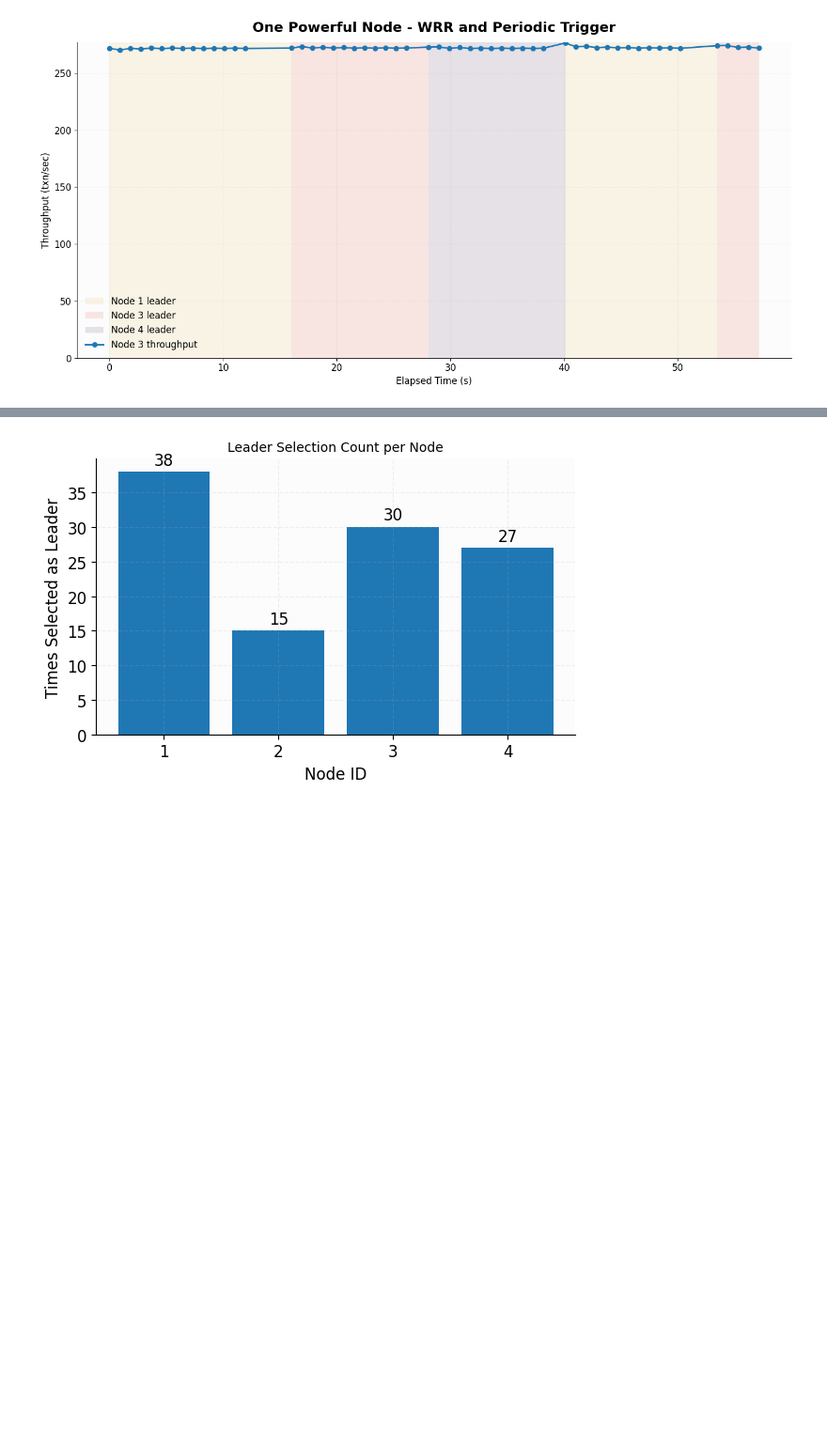
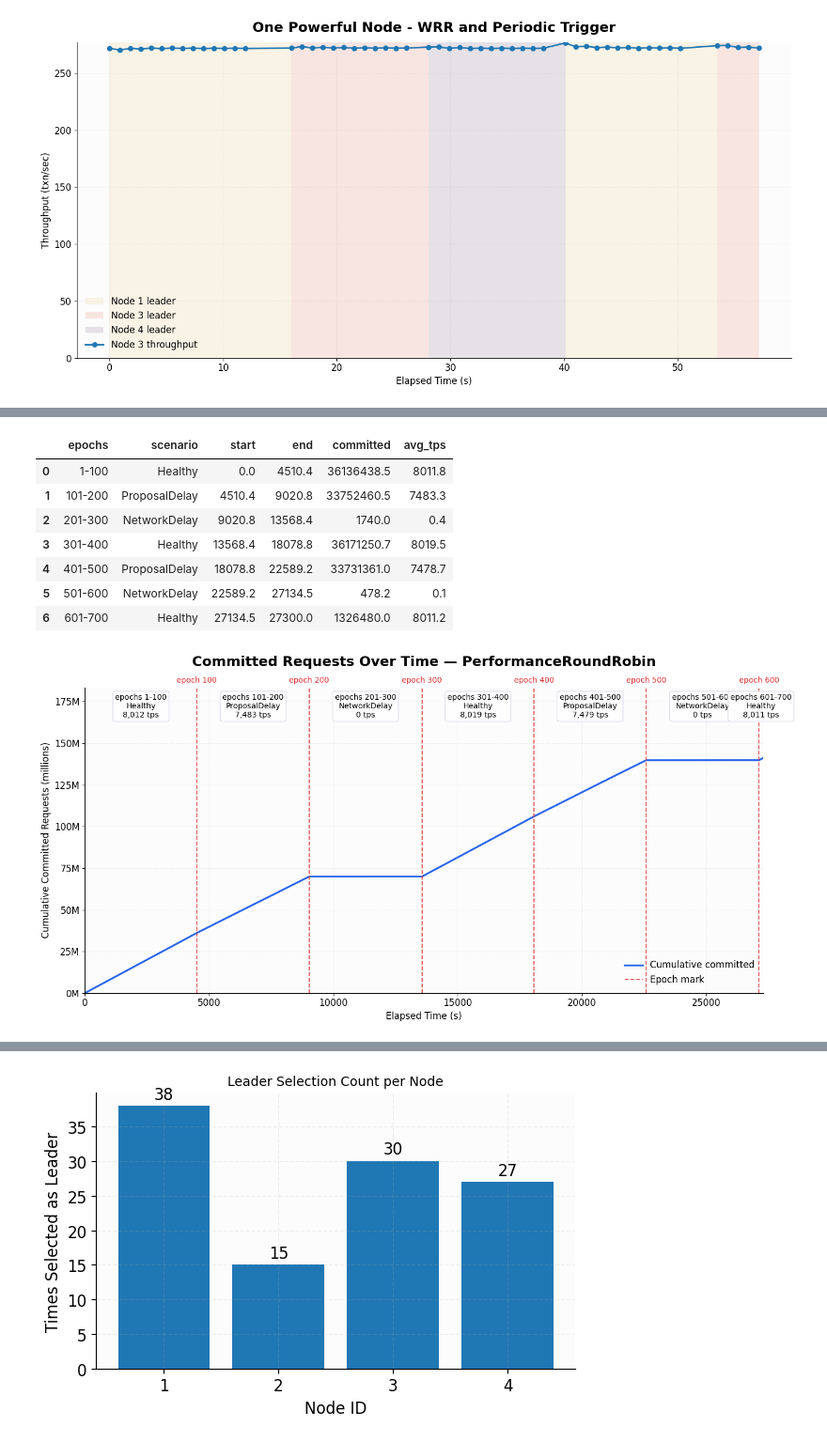
Before and after one commit to Michael112233/pbft, a Jupyter notebook: plot_tps_series.ipynb, the cells around one changed output, grey strips where cells are left out. Shown at 94% size. Cells and saved outputs as stored; diff of their text form; code cells hidden in the pictures; blank space fills up the shorter version.

```diff
--- a/plot_tps_series.ipynb
+++ b/plot_tps_series.ipynb
@@ -323,0 +464,77 @@ PosixPath('/Users/hamzakhawaja/Documents/github/pbftm/tps_graph_pretty.png')
+# %%
+# Cumulative committed requests with epoch marks and per-scenario window average — PerformanceRoundRobin (perfrr_20260922_014143)
+# Epoch marks come from the "scenario switch gen=N" lines in node_1.log (UTC).
+json_path = Path("results/perfrr_20260922_014143/report.json")
+assert json_path.exists(), f"Missing file: {json_path.resolve()}"
+with json_path.open() as f:
+    raw_perf = json.load(f)
+df_perf = pd.DataFrame(raw_perf).sort_values("elapsed_sec").reset_index(drop=True)
+
+scenario_switches_perf = [
+    (100, "2026-09-22 02:57:01.140487"),
+    (200, "2026-09-22 04:12:11.504616"),
+    (300, "2026-09-22 05:27:59.168365"),
+    (400, "2026-09-22 06:43:09.583775"),
+    (500, "2026-09-22 07:58:19.934677"),
+    (600, "2026-09-22 09:14:05.210924"),
+]
+scenario_names_perf = ["Healthy", "ProposalDelay", "NetworkDelay", "Healthy", "ProposalDelay", "NetworkDelay", "Healthy"]
+
+# report.json elapsed_sec = 0 at (first sample time - first elapsed_sec)
+run_start_perf = pd.Timestamp(df_perf["timestamp_unix_nano"].iloc[0], unit="ns") - pd.Timedelta(seconds=df_perf["elapsed_sec"].iloc[0])
+epoch_marks_perf = [(ep, (pd.Timestamp(ts) - run_start_perf.tz_localize(None)).total_seconds()) for ep, ts in scenario_switches_perf]
+
+cum_df_perf = df_perf[df_perf["committed_total"] > 0].drop_duplicates("elapsed_sec")
+end_sec_perf = float(cum_df_perf["elapsed_sec"].iloc[-1])
+edges_perf = [0.0] + [t for _, t in epoch_marks_perf] + [end_sec_perf]
+epoch_labels_perf = [f"{a}-{b}" for a, b in zip([1] + [e + 1 for e, _ in epoch_marks_perf], [e for e, _ in epoch_marks_perf] + [700])]
+
+def committed_at_perf(t):
+    return float(np.interp(t, cum_df_perf["elapsed_sec"], cum_df_perf["committed_total"]))
+
+scenario_stats_perf = []
+for i, (t0, t1) in enumerate(zip(edges_perf[:-1], edges_perf[1:])):
+    c0, c1 = committed_at_perf(t0), committed_at_perf(t1)
+    scenario_stats_perf.append(dict(epochs=epoch_labels_perf[i], scenario=scenario_names_perf[i], start=t0, end=t1,
+                               committed=c1 - c0, avg_tps=(c1 - c0) / (t1 - t0)))
+display(pd.DataFrame(scenario_stats_perf).round(1))
+
+fig, ax = plt.subplots(figsize=(14, 7))
+ax.plot(cum_df_perf["elapsed_sec"], cum_df_perf["committed_total"], color="#2563EB", linewidth=2.4,
+        label="Cumulative committed")
+
+for i, (ep, t) in enumerate(epoch_marks_perf):
+    ax.axvline(t, color="#DC2626", linestyle="--", linewidth=1.4, alpha=0.8,
+               label="Epoch mark" if i == 0 else None)
+    ax.text(t, 1.01, f"epoch {ep}", transform=ax.get_xaxis_transform(), ha="center", va="bottom",
+            fontsize=10, color="#DC2626")
+
+for s in scenario_stats_perf:
+    mid = (s["start"] + s["end"]) / 2
+    ax.annotate(
+        f"epochs {s['epochs']}\n{s['scenario']}\n{s['avg_tps']:,.0f} tps",
+        xy=(mid, 0.98), xycoords=ax.get_xaxis_transform(),
+        ha="center", va="top", fontsize=10,
+        bbox=dict(boxstyle="round,pad=0.3", fc="white", ec="#d9dde7", alpha=0.95),
+    )
+
+ax.set_title("Committed Requests Over Time — PerformanceRoundRobin", fontsize=18, weight="bold", pad=28)
+ax.set_xlabel("Elapsed Time (s)")
+ax.set_ylabel("Cumulative Committed Requests (millions)")
+ax.set_xlim(0, end_sec_perf)
+ax.set_ylim(0, cum_df_perf["committed_total"].max() * 1.3)  # headroom for the labels
+ax.yaxis.set_major_formatter(plt.FuncFormatter(lambda value, _: f"{value / 1e6:g}M"))
+ax.legend(loc="lower right", frameon=False)
+
+plt.tight_layout()
+plt.show()
+# %% [output]
+|  | epochs | scenario | start | end | committed | avg_tps |
+| 0 | 1-100 | Healthy | 0.0 | 4510.4 | 36136438.5 | 8011.8 |
+| 1 | 101-200 | ProposalDelay | 4510.4 | 9020.8 | 33752460.5 | 7483.3 |
+| 2 | 201-300 | NetworkDelay | 9020.8 | 13568.4 | 1740.0 | 0.4 |
+| 3 | 301-400 | Healthy | 13568.4 | 18078.8 | 36171250.7 | 8019.5 |
+| 4 | 401-500 | ProposalDelay | 18078.8 | 22589.2 | 33731361.0 | 7478.7 |
+| 5 | 501-600 | NetworkDelay | 22589.2 | 27134.5 | 478.2 | 0.1 |
+| 6 | 601-700 | Healthy | 27134.5 | 27300.0 | 1326480.0 | 8011.2 |
+[figure, added]
```
Also changed, not shown: parts of 9 cells of this notebook.
